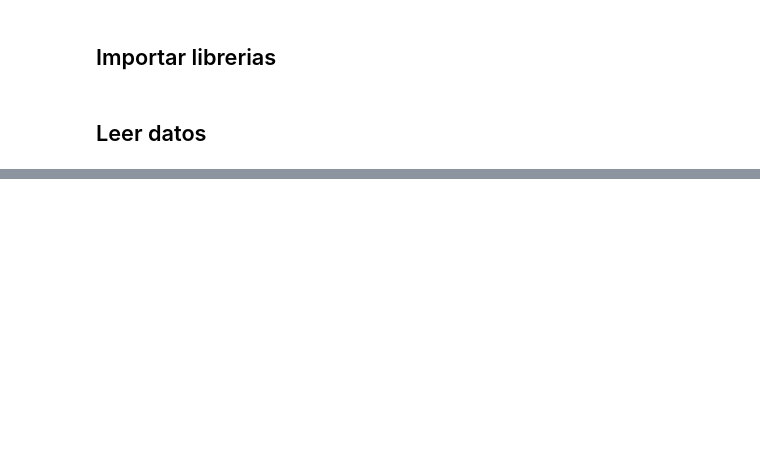
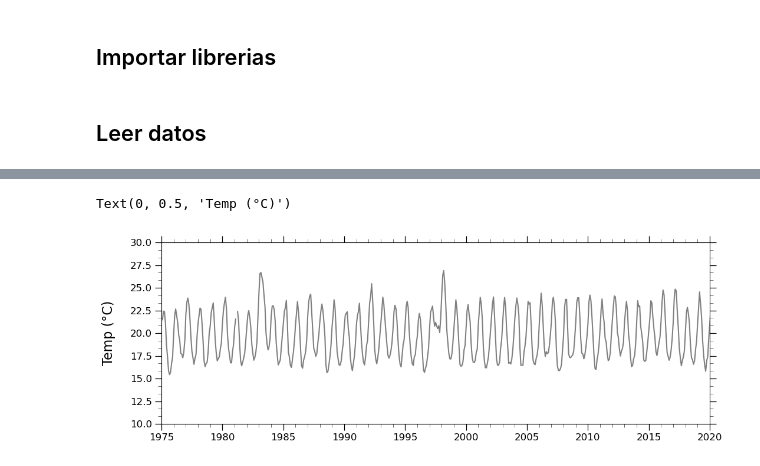
Before and after one commit to cryohydromettools/python_climatologia, a Jupyter notebook: book/dia4/00.Generacion_graficos_temporales.ipynb, the cells around one changed output, grey strips where cells are left out. Cells and saved outputs as stored; diff of their text form; code cells hidden in the pictures; blank space fills up the shorter version.

```diff
--- a/book/dia4/00.Generacion_graficos_temporales.ipynb
+++ b/book/dia4/00.Generacion_graficos_temporales.ipynb
@@ -64,0 +70,10 @@ gv.set_axes_limits_and_ticks(
+# %%
+# Función mejorada para sumar columnas donde contienen nan's
+def nansumwrapper(a, **kwargs):
+    if np.isnan(a).all():
+        return np.nan
+    else:
+        return np.nansum(a, **kwargs)
+# %%
+df_sub = df.resample('1M').agg({'PRCP':nansumwrapper, 'TAVG':np.mean, 'TMIN':np.mean, 'TMAX':np.mean})
+df_sub
@@ -64,0 +95,21 @@ gv.set_axes_limits_and_ticks(
+# %%
+fig, (ax1) = plt.subplots(1, 1, figsize=(12, 4))
+
+ax1.plot(df_sub['TAVG'], '-', c='gray')
+
+# Use geocat.viz.util convenience function to add minor and major tick lines
+gv.add_major_minor_ticks(ax1,
+                         x_minor_per_major=5,
+                         y_minor_per_major=3,
+                         labelsize=12)
+
+# Use geocat.viz.util convenience function to set axes parameters without calling several matplotlib functions
+gv.set_axes_limits_and_ticks(
+    ax1,
+    ylim=(10, 30),
+    xlim=(datetime(1975,1,1), datetime(2020,1,1)))
+
+ax1.set_ylabel('Temp (°C)', labelpad=18, fontsize=16)
+# %% [output]
+Text(0, 0.5, 'Temp (°C)')
+[figure, added]
```
Also changed, not shown: parts of 33 cells of this notebook, 2 other files.
